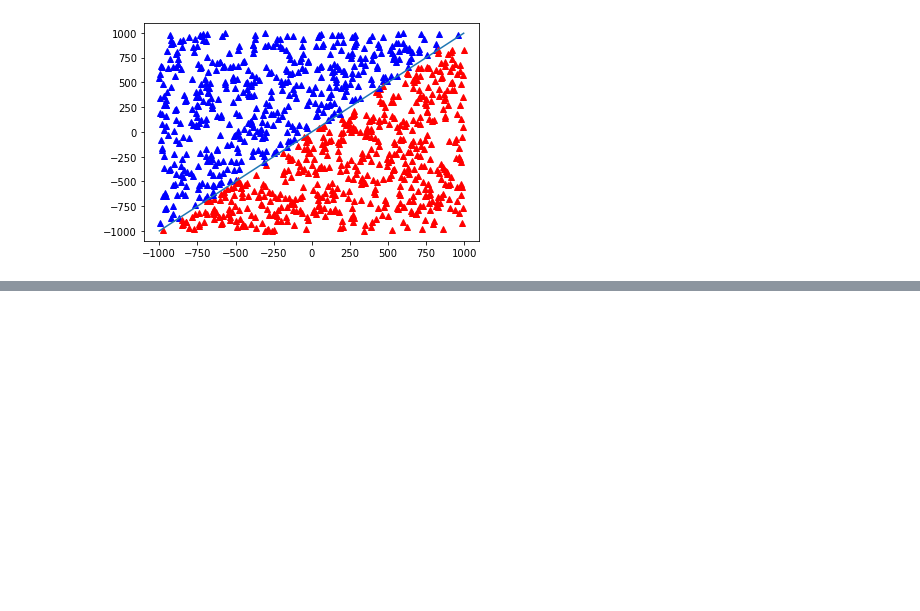
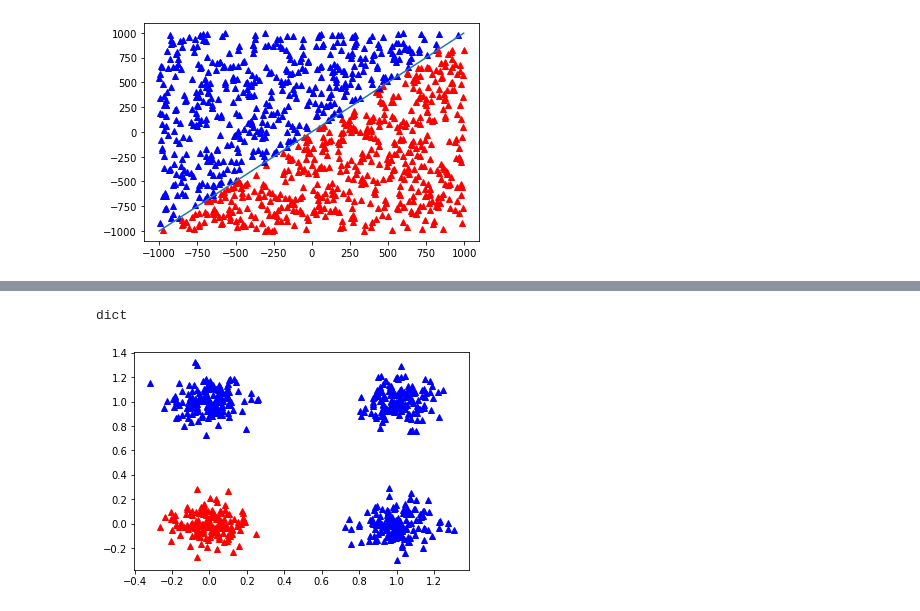
Before and after one commit to adhamlucas/supervised-learning-pp2, a Jupyter notebook: problema1.ipynb, the cells around one changed output, grey strips where cells are left out. Drawn from its saved outputs; the diff is of its cells as text; code cells hidden in the pictures; blank space fills up the shorter version.

```diff
--- a/problema1.ipynb
+++ b/problema1.ipynb
@@ -98,3 +98,29 @@ plt.plot(reta[0], reta[1])
 # %% [output]
 [<matplotlib.lines.Line2D at 0x...>]
 [figure]
+# %%
+file = np.fromfile("./rna-2020.1-pp2-data/data2.txt")
+file = file.reshape((int(file.shape[0] / 3), 3))
+print(file)
+learn_taxs = [0.4, 0.1, 0.01]
+weights = [[-100,  100], [-1,  1], [-0.5,  0.5]]
+
+results = {}
+
+for tax in learn_taxs:
+    for weight in weights:
+        key = str(tax) + str(weight)
+        results[key] = []
+        print(key)
+
+        for i in range(0, 101):
+            b = Perceptron(
+                    dataset=file, weight_random_seed=weight, learn_tax=tax)
+            b.fit()
+
+            results[key].append({
+                    'hyperplane': b.generate_hyperplane(),
+                    'number_of_weights_adjust': b.number_of_weights_adjust,
+                    'number_of_epochs': b.number_of_epochs
+                })
+print(results)
@@ -100,0 +165,13 @@ plt.plot(reta[0], reta[1])
+# %%
+type(results)
+# %% [output]
+dict
+# %%
+color = ['^b', '^r']
+
+for point,y in zip(b.x_training, b.y_training):
+    plt.plot(point[0], point[1], color[int(y)])
+
+#plt.plot(results[key][0]['hyperplane'][0], results[key][0]['hyperplane'][1])
+# %% [output]
+[figure, added]
```
Also changed, not shown: parts of 5 cells of this notebook.
